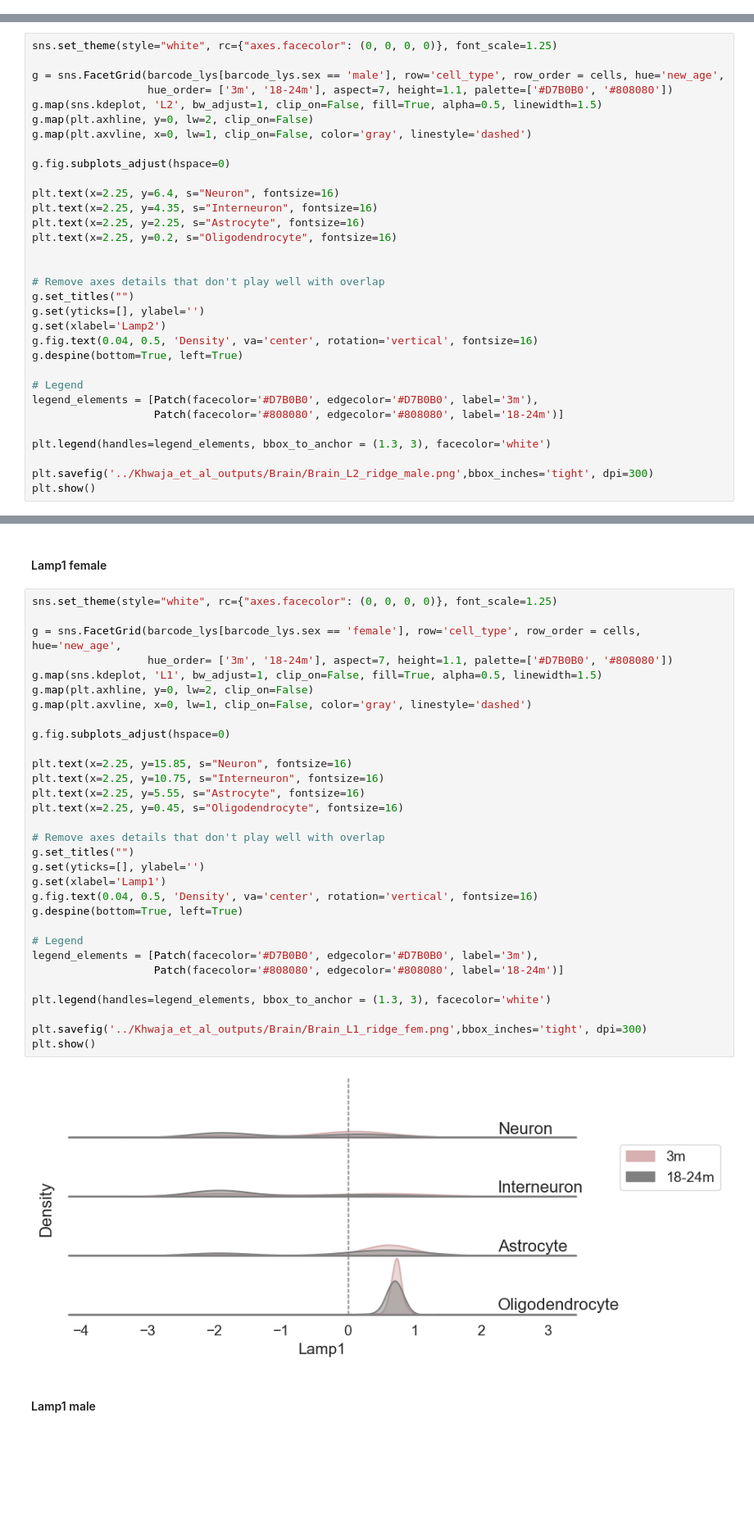
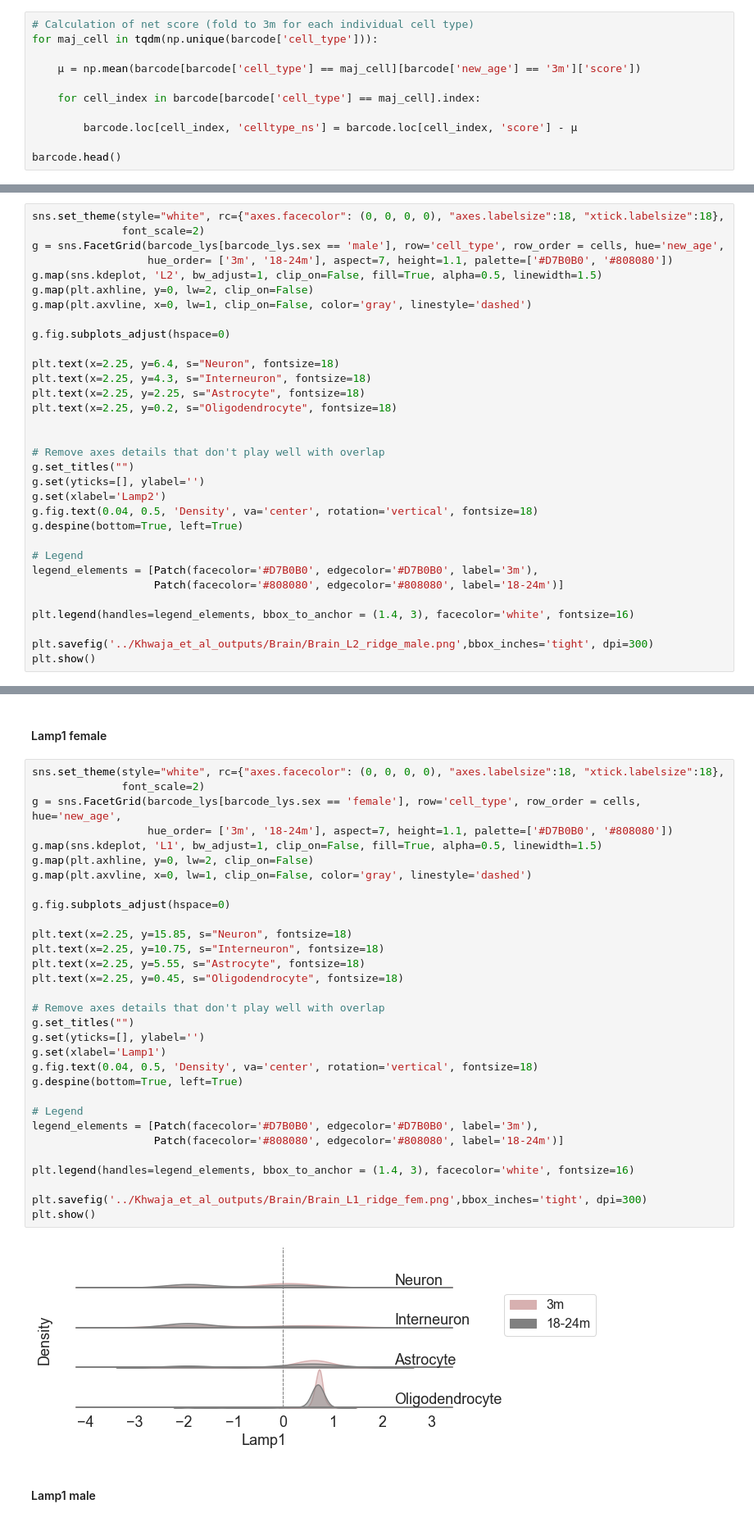
Before and after one commit to amsegura/Khawaja_et_al_2024, a Jupyter notebook: CMA_aging_Atlas_Brain.ipynb, the cells around one changed output, grey strips where cells are left out. Shown at 82% size. Cells and saved outputs as stored; diff of their text form; blank space fills up the shorter version.

```diff
--- a/CMA_aging_Atlas_Brain.ipynb
+++ b/CMA_aging_Atlas_Brain.ipynb
@@ -593,0 +620,11 @@ raw(tipos = cells, edad=['3m', '18-24m'], sex=['female', 'male'])
+# %%
+# Calculation of net score (fold to 3m for each individual cell type)
+for maj_cell in tqdm(np.unique(barcode['cell_type'])):
+
+    µ = np.mean(barcode[barcode['cell_type'] == maj_cell][barcode['new_age'] == '3m']['score'])
+
+    for cell_index in barcode[barcode['cell_type'] == maj_cell].index:
+
+        barcode.loc[cell_index, 'celltype_ns'] = barcode.loc[cell_index, 'score'] - µ
+
+barcode.head()
@@ -1404,8 +2354,8 @@ plt.show()
 # %% [markdown]
 #### Lamp2 male
 # %%
-sns.set_theme(style="white", rc={"axes.facecolor": (0, 0, 0, 0)}, font_scale=1.25)
-
+sns.set_theme(style="white", rc={"axes.facecolor": (0, 0, 0, 0), "axes.labelsize":18, "xtick.labelsize":18},
+              font_scale=2)
 g = sns.FacetGrid(barcode_lys[barcode_lys.sex == 'male'], row='cell_type', row_order = cells, hue='new_age',
                   hue_order= ['3m', '18-24m'], aspect=7, height=1.1, palette=['#D7B0B0', '#808080'])
 g.map(sns.kdeplot, 'L2', bw_adjust=1, clip_on=False, fill=True, alpha=0.5, linewidth=1.5)
@@ -1414,24 +2364,24 @@ g.map(plt.axvline, x=0, lw=1, clip_on=False, color='gray', linestyle='dashed')
 
 g.fig.subplots_adjust(hspace=0)
 
-plt.text(x=2.25, y=6.4, s="Neuron", fontsize=16)
-plt.text(x=2.25, y=4.35, s="Interneuron", fontsize=16)
-plt.text(x=2.25, y=2.25, s="Astrocyte", fontsize=16)
-plt.text(x=2.25, y=0.2, s="Oligodendrocyte", fontsize=16)
+plt.text(x=2.25, y=6.4, s="Neuron", fontsize=18)
+plt.text(x=2.25, y=4.3, s="Interneuron", fontsize=18)
+plt.text(x=2.25, y=2.25, s="Astrocyte", fontsize=18)
+plt.text(x=2.25, y=0.2, s="Oligodendrocyte", fontsize=18)
 
 
 # Remove axes details that don't play well with overlap
 g.set_titles("")
 g.set(yticks=[], ylabel='')
 g.set(xlabel='Lamp2')
-g.fig.text(0.04, 0.5, 'Density', va='center', rotation='vertical', fontsize=16)
+g.fig.text(0.04, 0.5, 'Density', va='center', rotation='vertical', fontsize=18)
 g.despine(bottom=True, left=True)
 
 # Legend
 legend_elements = [Patch(facecolor='#D7B0B0', edgecolor='#D7B0B0', label='3m'),
                    Patch(facecolor='#808080', edgecolor='#808080', label='18-24m')]
 
-plt.legend(handles=legend_elements, bbox_to_anchor = (1.3, 3), facecolor='white')
+plt.legend(handles=legend_elements, bbox_to_anchor = (1.4, 3), facecolor='white', fontsize=16)
 
 plt.savefig('../Khwaja_et_al_outputs/Brain/Brain_L2_ridge_male.png',bbox_inches='tight', dpi=300)
 plt.show()
@@ -1440,38 +2390,38 @@ plt.show()
 # %% [markdown]
 #### Lamp1 female
 # %%
-sns.set_theme(style="white", rc={"axes.facecolor": (0, 0, 0, 0)}, font_scale=1.25)
-
+sns.set_theme(style="white", rc={"axes.facecolor": (0, 0, 0, 0), "axes.labelsize":18, "xtick.labelsize":18},
+              font_scale=2)
 g = sns.FacetGrid(barcode_lys[barcode_lys.sex == 'female'], row='cell_type', row_order = cells, hue='new_age',
                   hue_order= ['3m', '18-24m'], aspect=7, height=1.1, palette=['#D7B0B0', '#808080'])
 g.map(sns.kdeplot, 'L1', bw_adjust=1, clip_on=False, fill=True, alpha=0.5, linewidth=1.5)
 g.map(plt.axhline, y=0, lw=2, clip_on=False)
 g.map(plt.axvline, x=0, lw=1, clip_on=False, color='gray', linestyle='dashed')
 
 g.fig.subplots_adjust(hspace=0)
 
-plt.text(x=2.25, y=15.85, s="Neuron", fontsize=16)
-plt.text(x=2.25, y=10.75, s="Interneuron", fontsize=16)
-plt.text(x=2.25, y=5.55, s="Astrocyte", fontsize=16)
-plt.text(x=2.25, y=0.45, s="Oligodendrocyte", fontsize=16)
+plt.text(x=2.25, y=15.85, s="Neuron", fontsize=18)
+plt.text(x=2.25, y=10.75, s="Interneuron", fontsize=18)
+plt.text(x=2.25, y=5.55, s="Astrocyte", fontsize=18)
+plt.text(x=2.25, y=0.45, s="Oligodendrocyte", fontsize=18)
 
 # Remove axes details that don't play well with overlap
 g.set_titles("")
 g.set(yticks=[], ylabel='')
 g.set(xlabel='Lamp1')
-g.fig.text(0.04, 0.5, 'Density', va='center', rotation='vertical', fontsize=16)
+g.fig.text(0.04, 0.5, 'Density', va='center', rotation='vertical', fontsize=18)
 g.despine(bottom=True, left=True)
 
 # Legend
 legend_elements = [Patch(facecolor='#D7B0B0', edgecolor='#D7B0B0', label='3m'),
                    Patch(facecolor='#808080', edgecolor='#808080', label='18-24m')]
 
-plt.legend(handles=legend_elements, bbox_to_anchor = (1.3, 3), facecolor='white')
+plt.legend(handles=legend_elements, bbox_to_anchor = (1.4, 3), facecolor='white', fontsize=16)
 
 plt.savefig('../Khwaja_et_al_outputs/Brain/Brain_L1_ridge_fem.png',bbox_inches='tight', dpi=300)
 plt.show()
 # %% [output]
-[figure, old version]
+[figure, new version]
 # %% [markdown]
 #### Lamp1 male
 # %%
```
Also changed, not shown: parts of 45 cells of this notebook, 2 other files.
